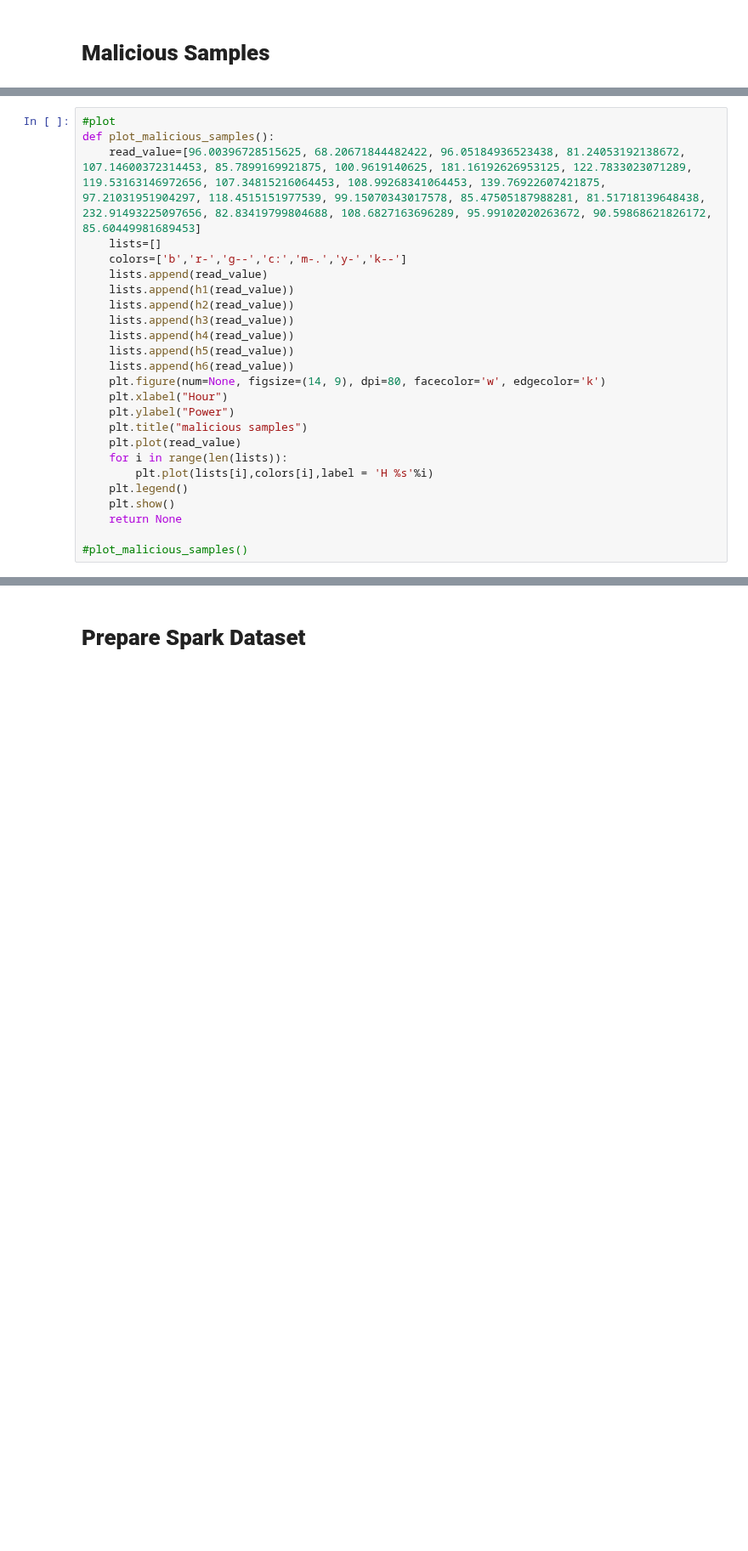
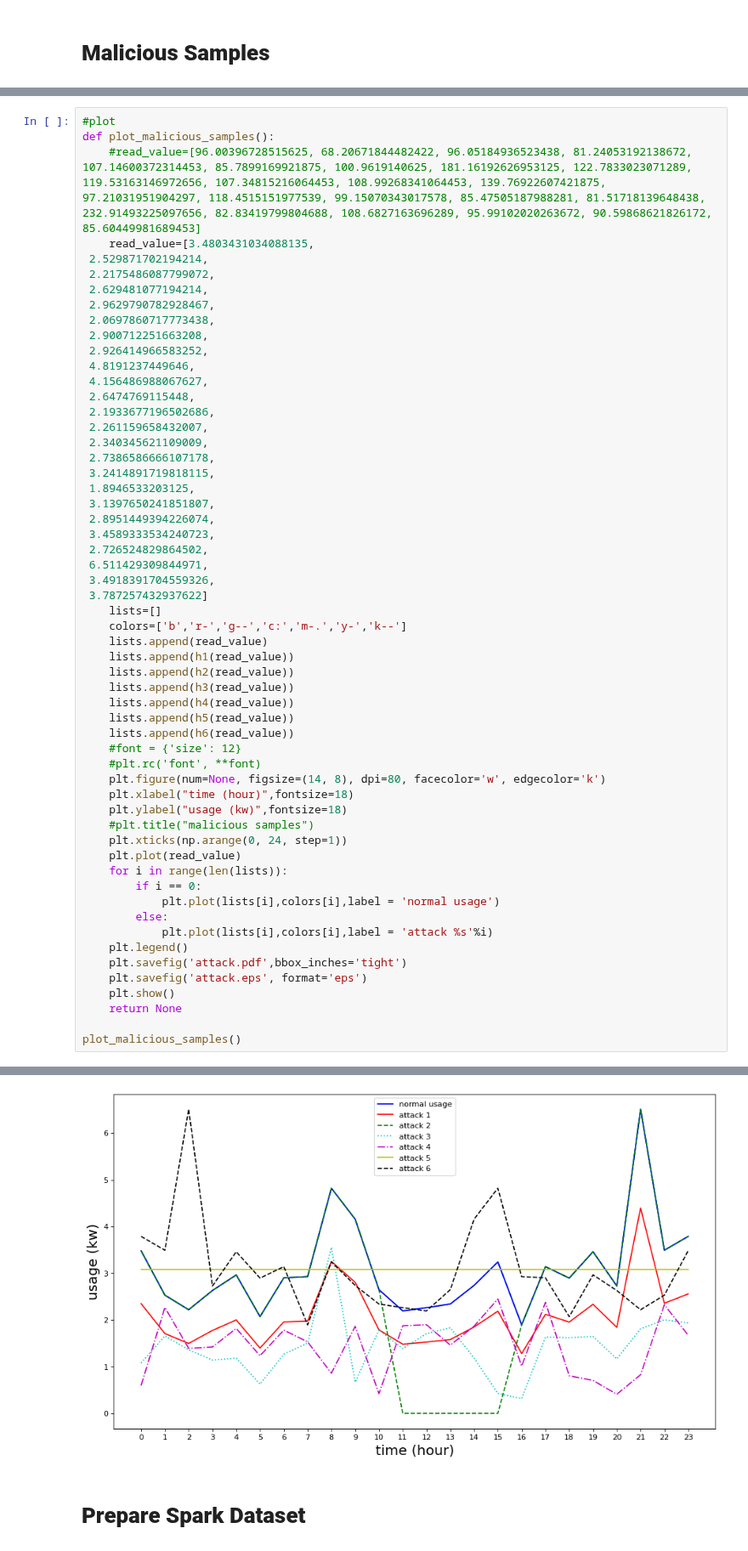
Before and after one commit to soroushomidvar/anomaly-detection, a Jupyter notebook: Spark Model.ipynb, the cells around one changed output, grey strips where cells are left out. Shown at 85% size. Saved outputs shown, nothing was run; the diff lists cells and outputs as text; blank space fills up the shorter version.

```diff
--- a/Spark Model.ipynb
+++ b/Spark Model.ipynb
@@ -198,7 +197,31 @@ def create_malicious_df(sdf):
 # %%
 #plot
 def plot_malicious_samples():
-    read_value=[96.00396728515625, 68.20671844482422, 96.05184936523438, 81.24053192138672, 107.14600372314453, 85.7899169921875, 100.9619140625, 181.16192626953125, 122.7833023071289, 119.53163146972656, 107.34815216064453, 108.99268341064453, 139.76922607421875, 97.21031951904297, 118.4515151977539, 99.15070343017578, 85.47505187988281, 81.51718139648438, 232.91493225097656, 82.83419799804688, 108.6827163696289, 95.99102020263672, 90.59868621826172, 85.60449981689453]
+    #read_value=[96.00396728515625, 68.20671844482422, 96.05184936523438, 81.24053192138672, 107.14600372314453, 85.7899169921875, 100.9619140625, 181.16192626953125, 122.7833023071289, 119.53163146972656, 107.34815216064453, 108.99268341064453, 139.76922607421875, 97.21031951904297, 118.4515151977539, 99.15070343017578, 85.47505187988281, 81.51718139648438, 232.91493225097656, 82.83419799804688, 108.6827163696289, 95.99102020263672, 90.59868621826172, 85.60449981689453]
+    read_value=[3.4803431034088135,
+ 2.529871702194214,
+ 2.2175486087799072,
+ 2.629481077194214,
+ 2.9629790782928467,
+ 2.0697860717773438,
+ 2.900712251663208,
+ 2.926414966583252,
+ 4.8191237449646,
+ 4.156486988067627,
+ 2.6474769115448,
+ 2.1933677196502686,
+ 2.261159658432007,
+ 2.340345621109009,
+ 2.7386586666107178,
+ 3.2414891719818115,
+ 1.8946533203125,
+ 3.1397650241851807,
+ 2.8951449394226074,
+ 3.4589333534240723,
+ 2.726524829864502,
+ 6.511429309844971,
+ 3.4918391704559326,
+ 3.787257432937622]
     lists=[]
     colors=['b','r-','g--','c:','m-.','y-','k--']
     lists.append(read_value)
@@ -208,15 +231,24 @@ def plot_malicious_samples():
     lists.append(h4(read_value))
     lists.append(h5(read_value))
     lists.append(h6(read_value))
-    plt.figure(num=None, figsize=(14, 9), dpi=80, facecolor='w', edgecolor='k')
-    plt.xlabel("Hour")
-    plt.ylabel("Power")
-    plt.title("malicious samples")
+    #font = {'size': 12}
+    #plt.rc('font', **font)
+    plt.figure(num=None, figsize=(14, 8), dpi=80, facecolor='w', edgecolor='k')
+    plt.xlabel("time (hour)",fontsize=18)
+    plt.ylabel("usage (kw)",fontsize=18)
+    #plt.title("malicious samples")
+    plt.xticks(np.arange(0, 24, step=1))
     plt.plot(read_value)
     for i in range(len(lists)):
-        plt.plot(lists[i],colors[i],label = 'H %s'%i)
+        if i == 0:
+            plt.plot(lists[i],colors[i],label = 'normal usage')
+        else:
+            plt.plot(lists[i],colors[i],label = 'attack %s'%i)
     plt.legend()
+    plt.savefig('attack.pdf',bbox_inches='tight')
+    plt.savefig('attack.eps', format='eps')
     plt.show()
     return None
 
-#plot_malicious_samples()
+plot_malicious_samples()
+# %% [output]
@@ -223,3 +257,4 @@ def plot_malicious_samples():
+[figure, added]
 # %% [markdown]
 # **Prepare Spark Dataset**
 # %%
```
Also changed, not shown: parts of 13 cells of this notebook, 1 other file.
